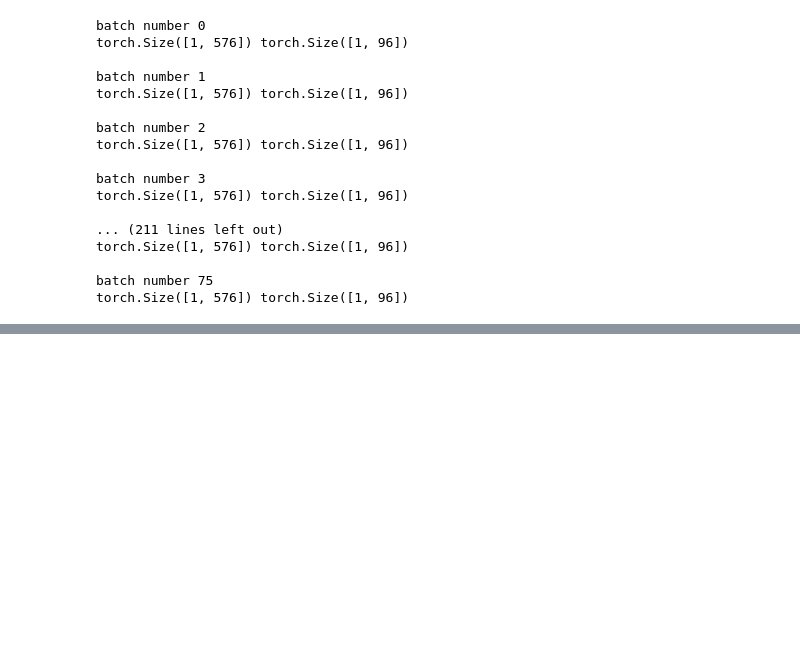
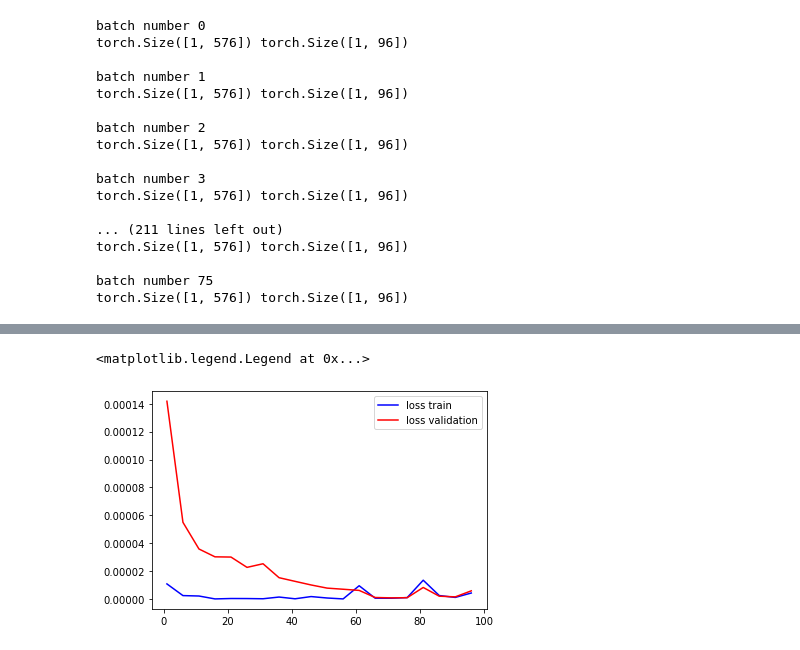
Before and after one commit to clemvst/RadarTrafficData, a Jupyter notebook: notebooks/process_data.ipynb, the cells around one changed output, grey strips where cells are left out. Cells and saved outputs as stored; diff of their text form; code cells hidden in the pictures; blank space fills up the shorter version.

Commit message:
Training for the model, code organisation bugs fixed

```diff
--- a/notebooks/process_data.ipynb
+++ b/notebooks/process_data.ipynb
@@ -207,7 +209,7 @@ output_dim = 96
 seq_dim = 1
 
 lr = 0.05
-n_epochs = 200
+n_epochs = 100
 iterations_per_epoch = len(trainloader)
 best_acc = 0
 
@@ -215,5 +217,5 @@ device = torch.device('cuda' if torch.cuda.is_available() else 'cpu')
 device
 model=LSTM()
 # %%
-iteration,loss_train_list,loss_val_list=train(model, trainloader, valloader, lr=lr, n_epochs=n_epochs, device=device)
+iteration,loss_train_list,loss_val_list=train(model, trainloader, valloader, lr=lr, n_epochs=n_epochs, device=device,ite_print=5)
 # %% [output]
@@ -246,0 +242,8 @@ epoch 91 loss train 1.5328052427321381e-07 loss val 5.926535777689423e-06
+# %%
+fig,ax=plt.subplots()
+ax.plot(iteration,loss_train_list,"b",label="loss train")
+ax.plot(iteration,loss_val_list,"r",label="loss validation")
+ax.legend()
+# %% [output]
+<matplotlib.legend.Legend at 0x...>
+[figure, added]
```
Also changed, not shown: parts of 6 cells of this notebook.
